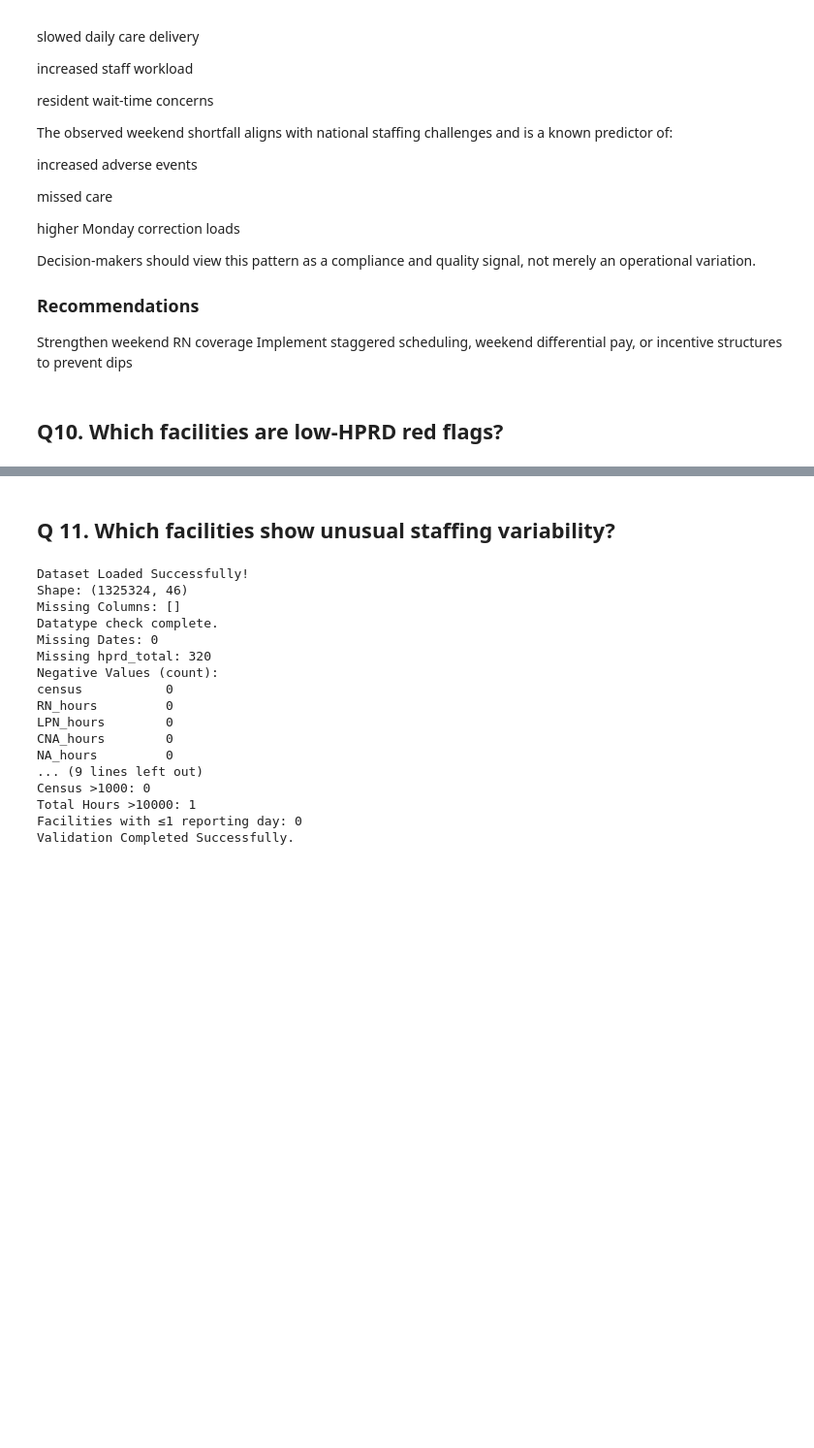
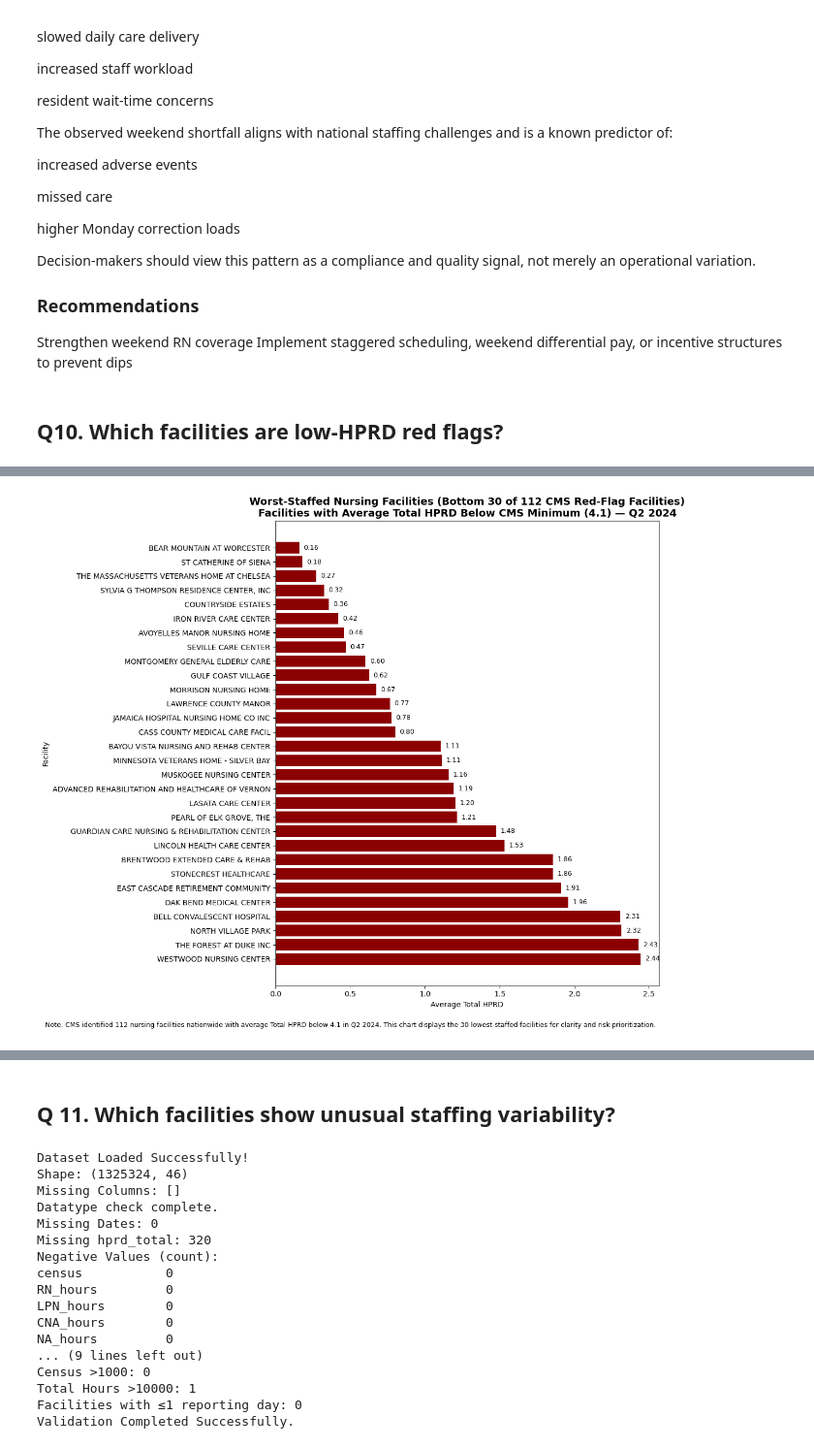
Before and after one commit to Veritasdataservices/PBJ_Daily_Nurse_Staffing_Q2_2024, a Jupyter notebook: PBJ_Daily_Nurse_Staffing_Q2_2024_final.ipynb, the cells around one changed output, grey strips where cells are left out. Shown at 97% size. Cells and saved outputs as stored; diff of their text form; code cells hidden in the pictures; blank space fills up the shorter version.

```diff
--- a/PBJ_Daily_Nurse_Staffing_Q2_2024_final.ipynb
+++ b/PBJ_Daily_Nurse_Staffing_Q2_2024_final.ipynb
@@ -2724,0 +2576,49 @@ Overall, these findings reinforce the importance of **consistent staffing monito
+# %%
+import matplotlib.pyplot as plt
+import os
+
+# Ensure output directory exists
+os.makedirs("charts_output", exist_ok=True)
+
+plt.figure(figsize=(12, 10))
+
+plt.barh(
+    bottom_30_red_flags["PROVNAME"],
+    bottom_30_red_flags["Avg_HPRD"],
+    color="#8B0000"  # dark red = critical risk
+)
+
+plt.gca().invert_yaxis()
+
+# Value labels
+for i, v in enumerate(bottom_30_red_flags["Avg_HPRD"]):
+    plt.text(v + 0.03, i, f"{v:.2f}", va="center", fontsize=9)
+
+plt.title(
+    "Worst-Staffed Nursing Facilities (Bottom 30 of 112 CMS Red-Flag Facilities)\n"
+    "Facilities with Average Total HPRD Below CMS Minimum (4.1) — Q2 2024",
+    fontsize=14,
+    weight="bold"
+)
+
+plt.xlabel("Average Total HPRD")
+plt.ylabel("Facility")
+
+# Note below chart
+plt.figtext(
+    0.5, -0.02,
+    "Note: CMS identified 112 nursing facilities nationwide with average Total HPRD below 4.1 in Q2 2024. "
+    "This chart displays the 30 lowest-staffed facilities for clarity and risk prioritization.",
+    ha="center",
+    fontsize=9
+)
+
+plt.tight_layout()
+plt.savefig(
+    "charts_output/q10_bottom_30_cms_low_hprd_facilities.png",
+    dpi=300,
+    bbox_inches="tight"
+)
+plt.show()
+# %% [output]
+[figure, added]
```
Also changed, not shown: parts of 34 cells of this notebook.
